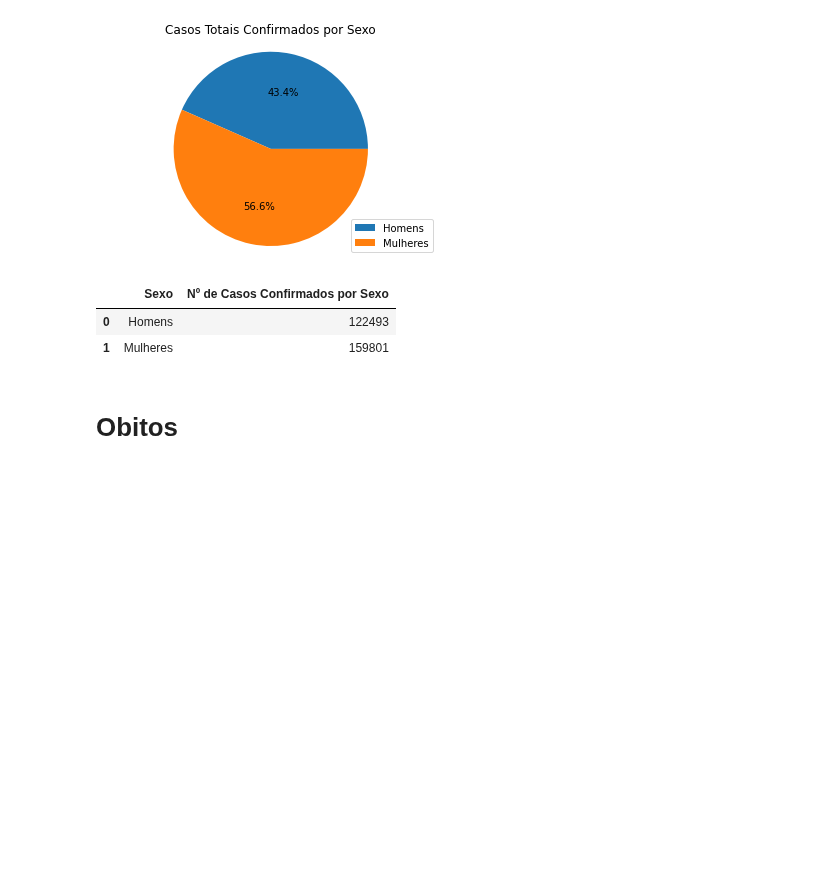
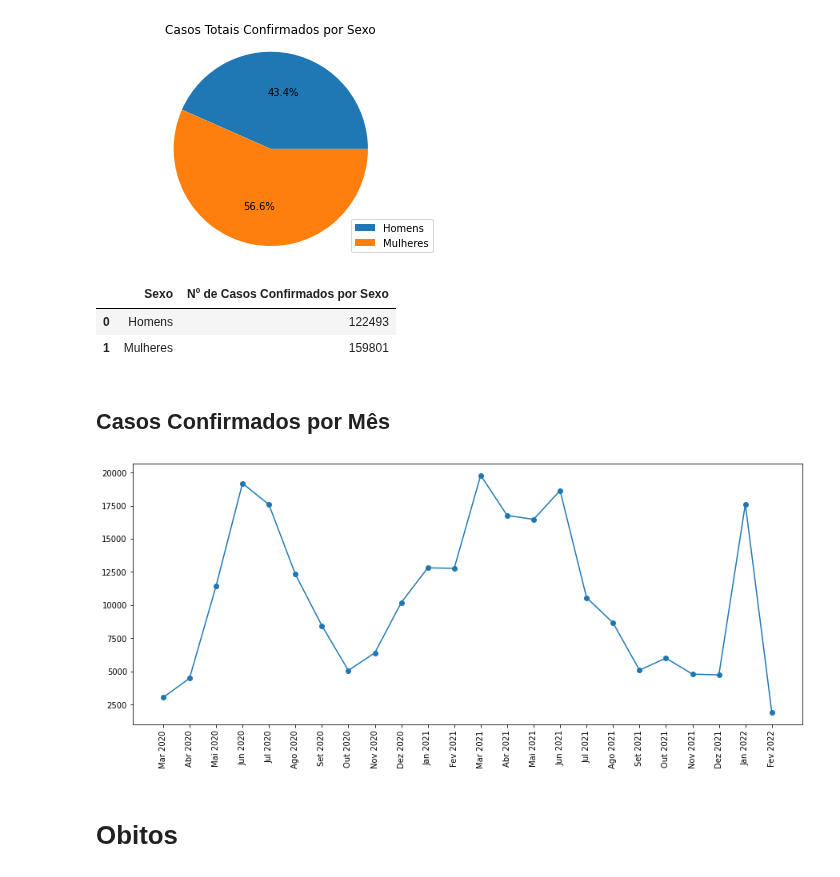
Before and after one commit to Jose-Bruno/Visualiza-oComputacional, a Jupyter notebook: José_Bruno_da_Silva_Santos_Visualização_Computacional.ipynb, the cells around one changed output. Saved outputs shown, nothing was run; the diff lists cells and outputs as text; code cells hidden in the pictures; blank space fills up the shorter version.

```diff
--- a/José_Bruno_da_Silva_Santos_Visualização_Computacional.ipynb
+++ b/José_Bruno_da_Silva_Santos_Visualização_Computacional.ipynb
@@ -141,3 +141,9 @@ casos_confirmados.head()
 |  | Sexo | Nº de Casos Confirmados por Sexo |
 | 0 | Homens | 122493 |
 | 1 | Mulheres | 159801 |
+# %% [markdown]
+## **Casos Confirmados por Mês**
+# %%
+confirm = dados.loc[dados['CLASSIFICAÇÃO'] == 'CONFIRMADO', 'Data de Confirmação do Exame']
+
+data_confirm = pd.DataFrame(list(zip(confirm)), columns = ['Data de Confirmação'])
@@ -144,3 +201,18 @@ casos_confirmados.head()
+# %%
+eixo_x = ['Mar 2020', 'Abr 2020', 'Mai 2020', 'Jun 2020', 'Jul 2020', 'Ago 2020', 'Set 2020', 'Out 2020', 'Nov 2020', 'Dez 2020',
+          'Jan 2021', 'Fev 2021', 'Mar 2021', 'Abr 2021', 'Mai 2021', 'Jun 2021', 'Jul 2021', 'Ago 2021', 'Set 2021', 'Out 2021', 'Nov 2021', 'Dez 2021',
+          'Jan 2022', 'Fev 2022']
+
+eixo_y =[marco_2020, abril_2020, maio_2020, junho_2020, julho_2020, agosto_2020, setembro_2020, outubro_2020, novembro_2020, dezembro_2020,
+         janeiro_2021, fevereiro_2021, marco_2021, abril_2021, maio_2021, junho_2021, julho_2021, agosto_2021, setembro_2021, outubro_2021, novembro_2021, dezembro_2021,
+         janeiro_2022, fevereiro_2022]
+
+plt.figure(figsize=(15,6))
+plt.plot(eixo_x, eixo_y, marker='o')
+plt.tick_params(axis='x', labelrotation = 90)
+plt.show()
+# %% [output]
+[figure, added]
 # %% [markdown]
 # Obitos
 # %%
```
Also changed, not shown: parts of 8 cells of this notebook.
